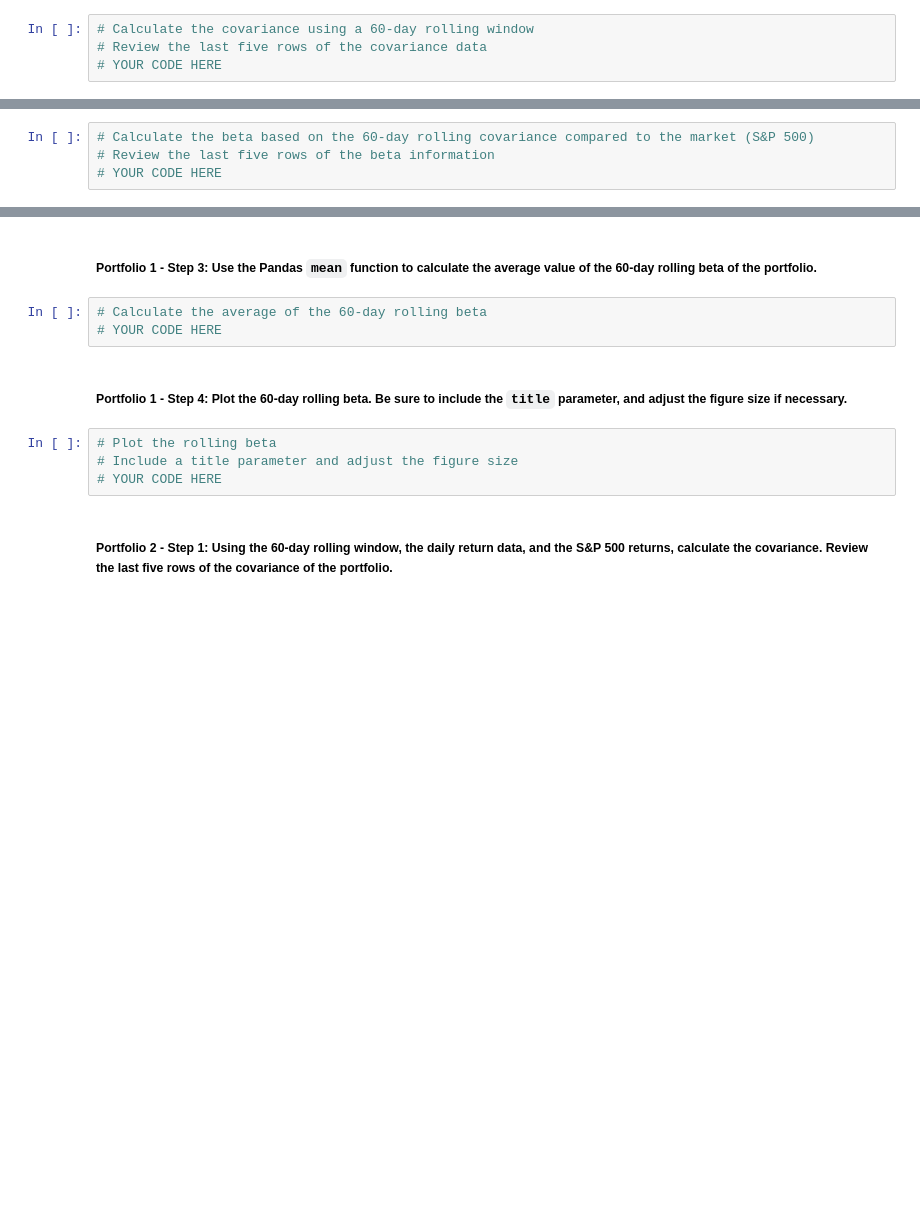
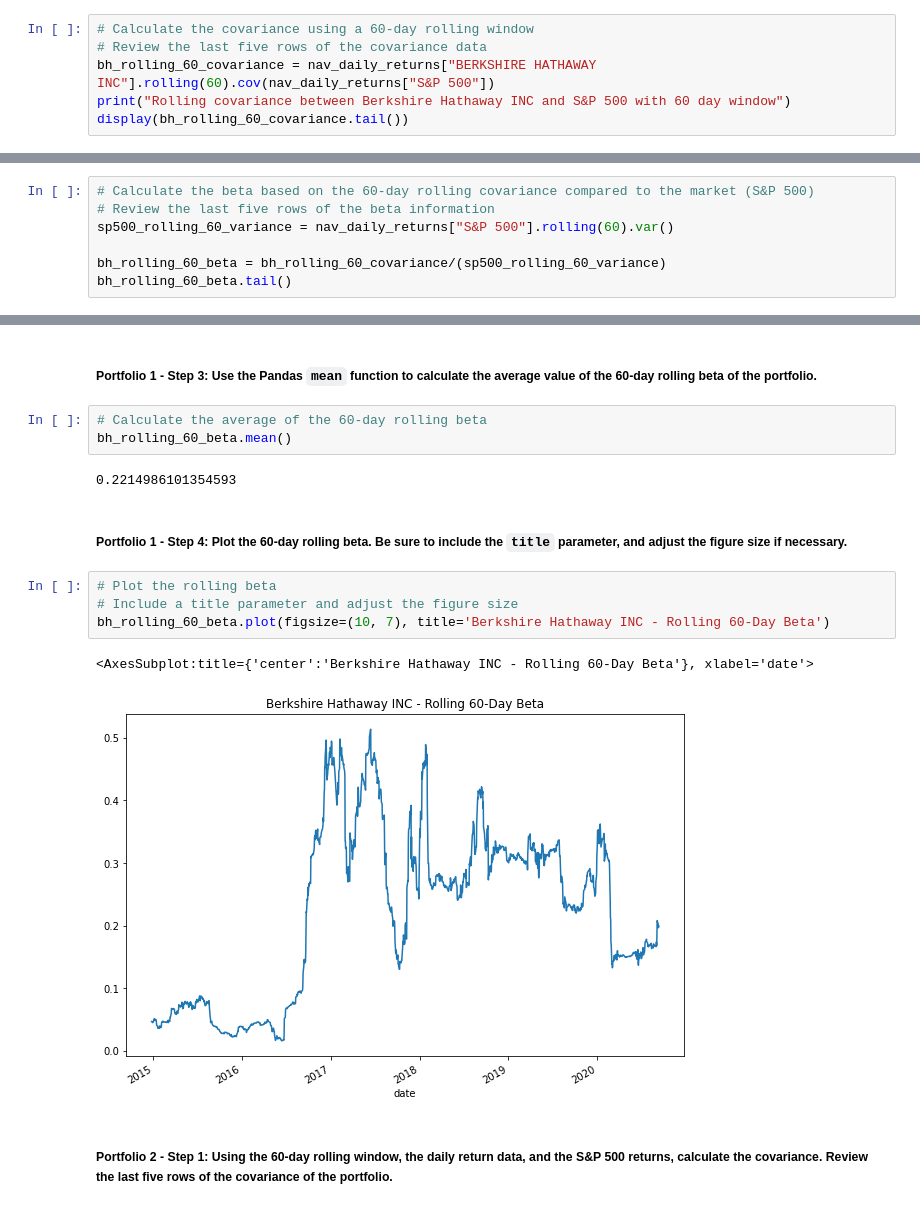
Before and after one commit to JakeWheelerGitHub/Week_4_Challenge, a Jupyter notebook: risk_return_analysis.ipynb, the cells around one changed output, grey strips where cells are left out. Drawn from its saved outputs; the diff is of its cells as text; blank space fills up the shorter version.

```diff
--- a/risk_return_analysis.ipynb
+++ b/risk_return_analysis.ipynb
@@ -394,4 +402,6 @@ Your analysis is nearing completion. Now, you need to evaluate how the portfolio
 # %%
 # Calculate the covariance using a 60-day rolling window
 # Review the last five rows of the covariance data
-# YOUR CODE HERE
+bh_rolling_60_covariance = nav_daily_returns["BERKSHIRE HATHAWAY INC"].rolling(60).cov(nav_daily_returns["S&P 500"])
+print("Rolling covariance between Berkshire Hathaway INC and S&P 500 with 60 day window")
+display(bh_rolling_60_covariance.tail())
@@ -400,4 +419,7 @@ Your analysis is nearing completion. Now, you need to evaluate how the portfolio
 # %%
 # Calculate the beta based on the 60-day rolling covariance compared to the market (S&P 500)
 # Review the last five rows of the beta information
-# YOUR CODE HERE
+sp500_rolling_60_variance = nav_daily_returns["S&P 500"].rolling(60).var()
+
+bh_rolling_60_beta = bh_rolling_60_covariance/(sp500_rolling_60_variance)
+bh_rolling_60_beta.tail()
@@ -405,13 +435,18 @@ Your analysis is nearing completion. Now, you need to evaluate how the portfolio
 ##### Portfolio 1 - Step 3: Use the Pandas `mean` function to calculate the average value of the 60-day rolling beta of the portfolio.
 # %%
 # Calculate the average of the 60-day rolling beta
-# YOUR CODE HERE
+bh_rolling_60_beta.mean()
+# %% [output]
+0.2214986101354593
 # %% [markdown]
 ##### Portfolio 1 - Step 4: Plot the 60-day rolling beta. Be sure to include the `title` parameter, and adjust the figure size if necessary.
 # %%
 # Plot the rolling beta
 # Include a title parameter and adjust the figure size
-# YOUR CODE HERE
+bh_rolling_60_beta.plot(figsize=(10, 7), title='Berkshire Hathaway INC - Rolling 60-Day Beta')
+# %% [output]
+<AxesSubplot:title={'center':'Berkshire Hathaway INC - Rolling 60-Day Beta'}, xlabel='date'>
+[figure, added]
 # %% [markdown]
 ##### Portfolio 2 - Step 1: Using the 60-day rolling window, the daily return data, and the S&P 500 returns, calculate the covariance. Review the last five rows of the covariance of the portfolio.
 # %%
```
Also changed, not shown: parts of 12 cells of this notebook.
